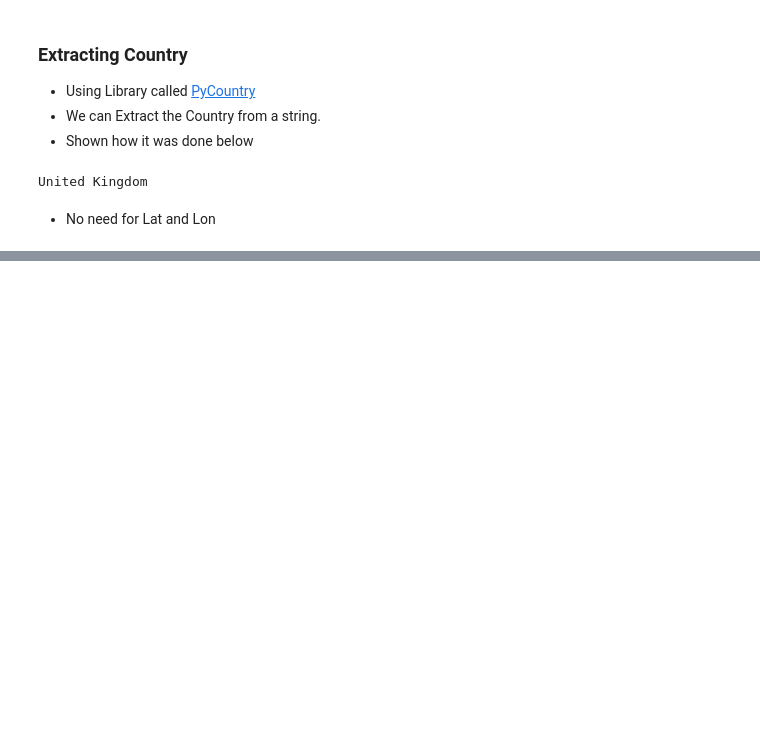
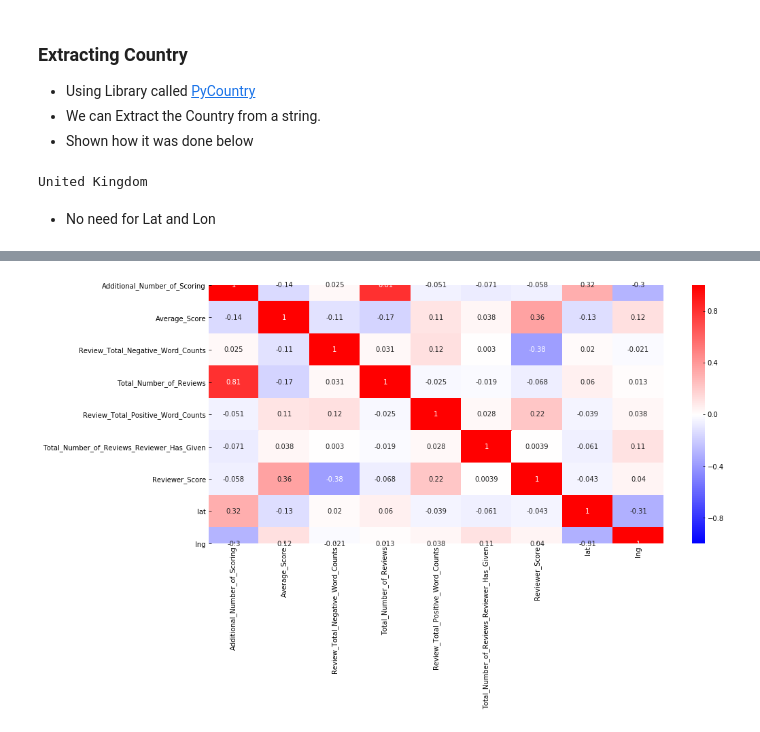
Before and after one commit to the-rahul-kumar/project-hotel-ratings-prediction, a Jupyter notebook: presentation.ipynb, the cells around one changed output, grey strips where cells are left out. Saved outputs shown, nothing was run; the diff lists cells and outputs as text; code cells hidden in the pictures; blank space fills up the shorter version.

```diff
--- a/presentation.ipynb
+++ b/presentation.ipynb
@@ -381,0 +392,9 @@ ValueError: max must be larger than min in range parameter.
+# %%
+hotels_correlations = hotels.corr()
+hotels_correlations
+plt.figure(figsize=(15,7))
+hm = sns.heatmap(hotels_correlations, vmin = -1, vmax = 1, cmap = 'bwr', annot=True);
+figure = hm.get_figure()
+figure.savefig('images/heatmap.png', dpi=400)
+# %% [output]
+[figure, added]
```
Also changed, not shown: parts of 18 cells of this notebook, 7 other files.
